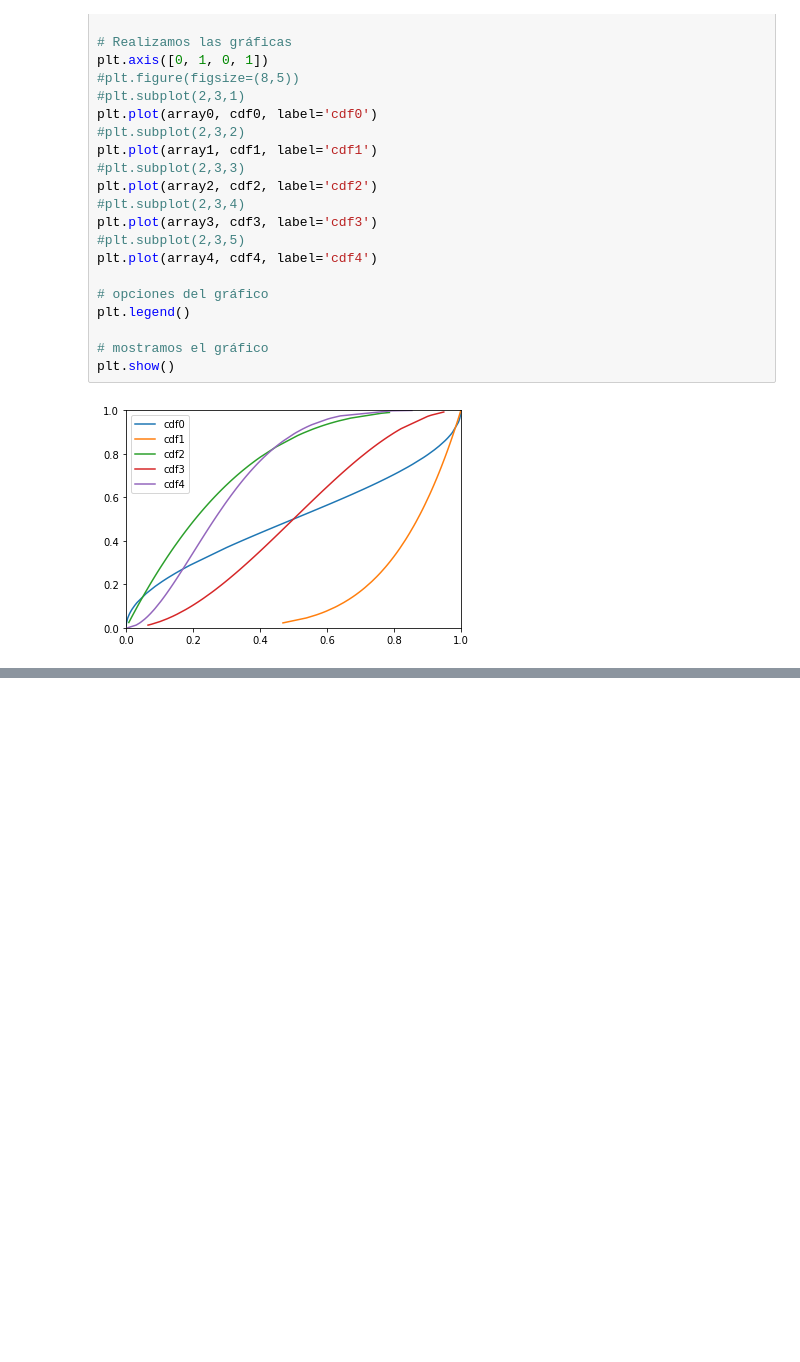
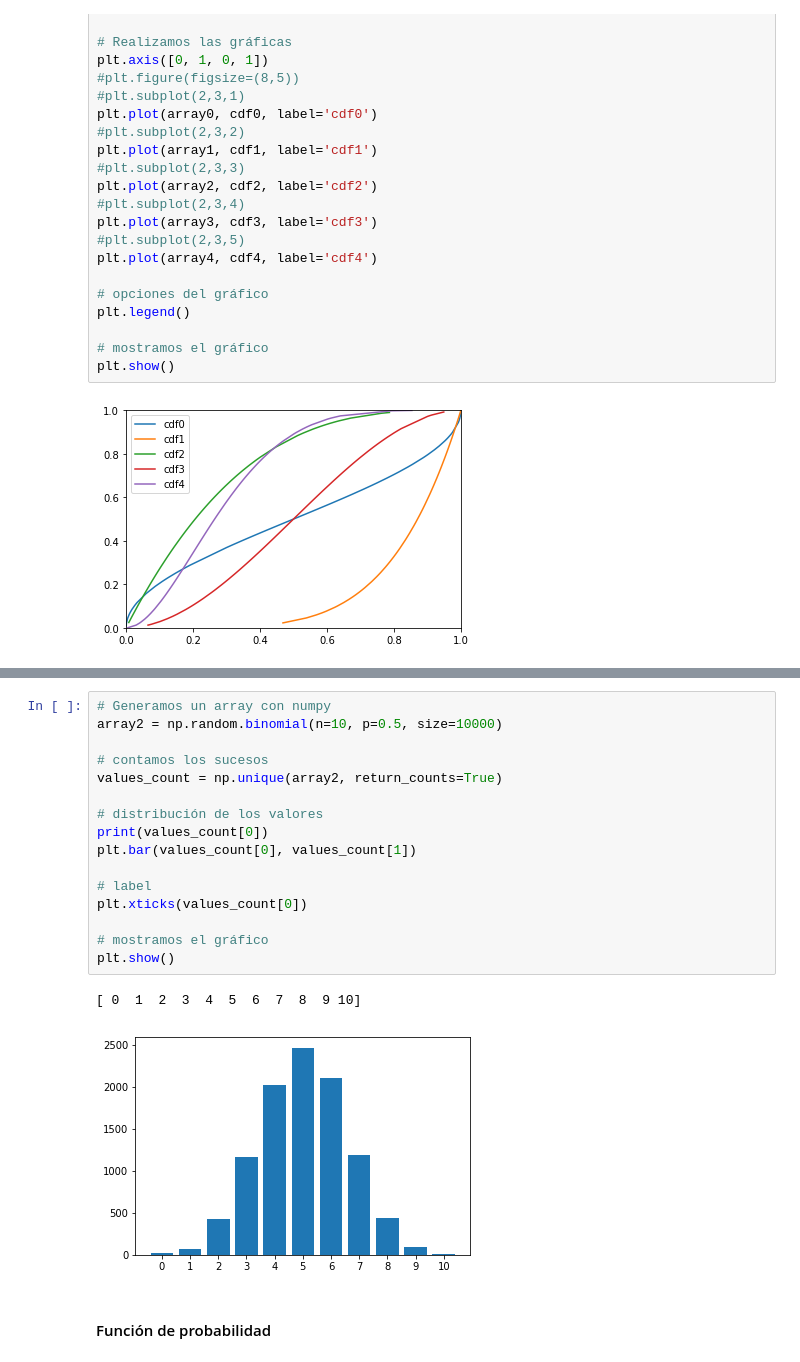
Before and after one commit to PablodelaCuesta/Statistics, a Jupyter notebook: 2. Statistical distributions and measures of central tendency and variability/Distribuciones estadísticas.ipynb, the cells around one changed output, grey strips where cells are left out. Cells and saved outputs as stored; diff of their text form; blank space fills up the shorter version.

```diff
--- a/2. Statistical distributions and measures of central tendency and variability/Distribuciones estadísticas.ipynb
+++ b/2. Statistical distributions and measures of central tendency and variability/Distribuciones estadísticas.ipynb
@@ -204,0 +234,21 @@ plt.show()
+# %%
+# Generamos un array con numpy
+array2 = np.random.binomial(n=10, p=0.5, size=10000)
+
+# contamos los sucesos
+values_count = np.unique(array2, return_counts=True)
+
+# distribución de los valores
+print(values_count[0])
+plt.bar(values_count[0], values_count[1])
+
+# label
+plt.xticks(values_count[0])
+
+# mostramos el gráfico
+plt.show()
+# %% [output]
+[ 0  1  2  3  4  5  6  7  8  9 10]
+[figure, added]
+# %% [markdown]
+#### Función de probabilidad
```
Also changed, not shown: parts of 5 cells of this notebook.
